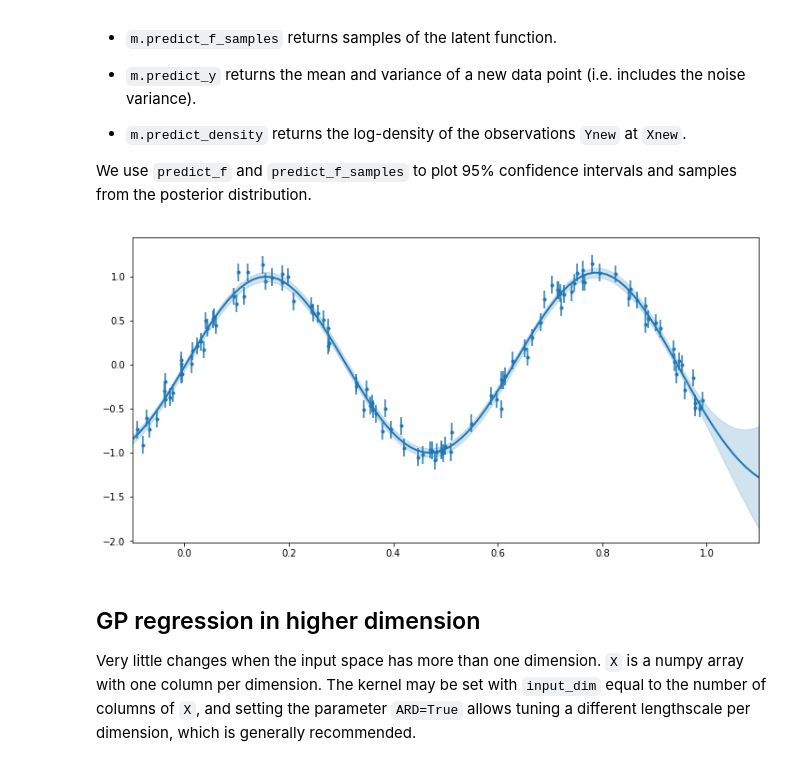
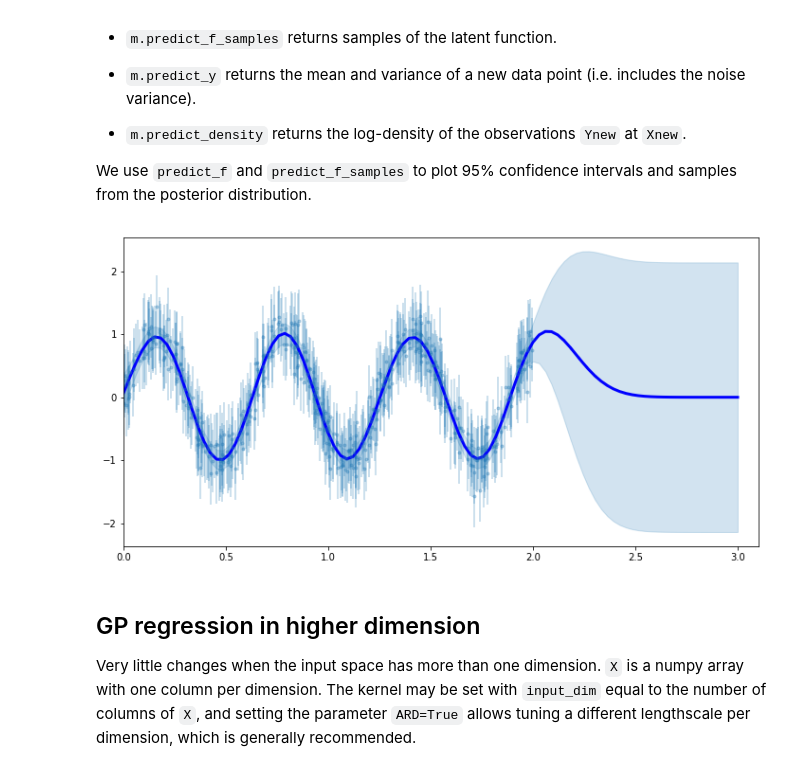
Before and after one commit to hsilver/gpr_examples, a Jupyter notebook: gpflow_regression_intro.ipynb, the cells around one changed output. Cells and saved outputs as stored; diff of their text form; code cells hidden in the pictures.

```diff
--- a/gpflow_regression_intro.ipynb
+++ b/gpflow_regression_intro.ipynb
@@ -32,15 +45,17 @@ We denote by X and Y the input and output values. Note that `X` and `Y` must be
 # Y = data[:, 1].reshape(-1, 1)
 
 #HS: the workbook didn't come with the data file, so I made some random data
-Xexact = np.linspace(-1,1,1000)
-Yexact = np.sin(Xexact*10)
-dYdXexact = np.cos(Xexact*10)
-X = np.sort(np.random.uniform(-1,1,size=200))
-Y = np.sin(X*10) + np.random.normal(0,0.1,len(X)) #+ np.exp(X/5)
+freq = 10
+Xexact = np.linspace(0,2,100)
+Yexact = np.sin(Xexact*freq)
+dYdXexact = freq*np.cos(Xexact*freq)
+X = np.sort(np.random.uniform(0,2,size=500))
+Y = np.sin(X*freq)+ np.random.normal(0,0.2,len(X)) #+ np.exp(X/5)
 
 #HS: add a sigma noise term
-sigma_n_Y = 0.1*np.ones(len(X))#abs(np.random.normal(0,0.1,len(X)))
+sigma_n_Y = 0.5*np.ones(len(X))#abs(np.random.normal(0,0.1,len(X)))
 plt.errorbar(X, Y,yerr=sigma_n_Y,fmt='.')
-plt.plot(Xexact,Yexact,color='red')
+plt.plot(Xexact,Yexact,color='navy')
+plt.plot(Xexact,dYdXexact/10,color='red')
 # %% [output]
 [<matplotlib.lines.Line2D at 0x...>]
@@ -91,7 +113,7 @@ with gpflow.defer_build():
     sigma_n = sigma_n_Y #f_i error bars
     likelihood = gpflow.likelihoods.Gaussian(sigma_n[:,None]**2)
     likelihood.variance.set_trainable(False)
-    m = gpflow.models.GPR(X, Y, kern=k, mean_function=meanf)
+    m = gpflow.models.GPR(X, Y, kern=k, mean_function=None)
     m.likelihood = likelihood
     m.compile()
 # %% [output]
@@ -163,27 +187,27 @@ GPflow models have several prediction methods:
 We use `predict_f` and `predict_f_samples` to plot 95% confidence intervals and samples from the posterior distribution.
 # %%
 ## generate test points for prediction
-xx = np.linspace(-0.1, 1.1, 100).reshape(100, 1)  # test points must be of shape (N, D)
+xx = np.linspace(0, 3.0, 100).reshape(100, 1)  # test points must be of shape (N, D)
 
 ## predict mean and variance of latent GP at test points
 mean, var = m.predict_f(xx)
 
 ## generate 10 samples from posterior
 #samples = m.predict_f_samples(xx, 10)  # shape (10, 100, 1)
 
 ## plot
 plt.figure(figsize=(12, 6))
-plt.errorbar(X, Y, yerr=sigma_n_Y, fmt='.')
-plt.plot(xx, mean, 'C0', lw=2)
+plt.errorbar(X, Y, yerr=sigma_n_Y,fmt='.', alpha=0.3)
+plt.plot(xx, mean, 'C0', lw=3, color='b')
 plt.fill_between(xx[:,0],
                  mean[:,0] - 1.96 * np.sqrt(var[:,0]),
                  mean[:,0] + 1.96 * np.sqrt(var[:,0]),
                  color='C0', alpha=0.2)
 
 #plt.plot(xx, samples[:, :, 0].T, 'C0', linewidth=.5)
-plt.xlim(-0.1, 1.1);
+plt.xlim(0,3.1);
 # %% [output]
-[figure, old version]
+[figure, new version]
 # %% [markdown]
 GP regression in higher dimension
 --
```
Also changed, not shown: parts of 24 cells of this notebook.
